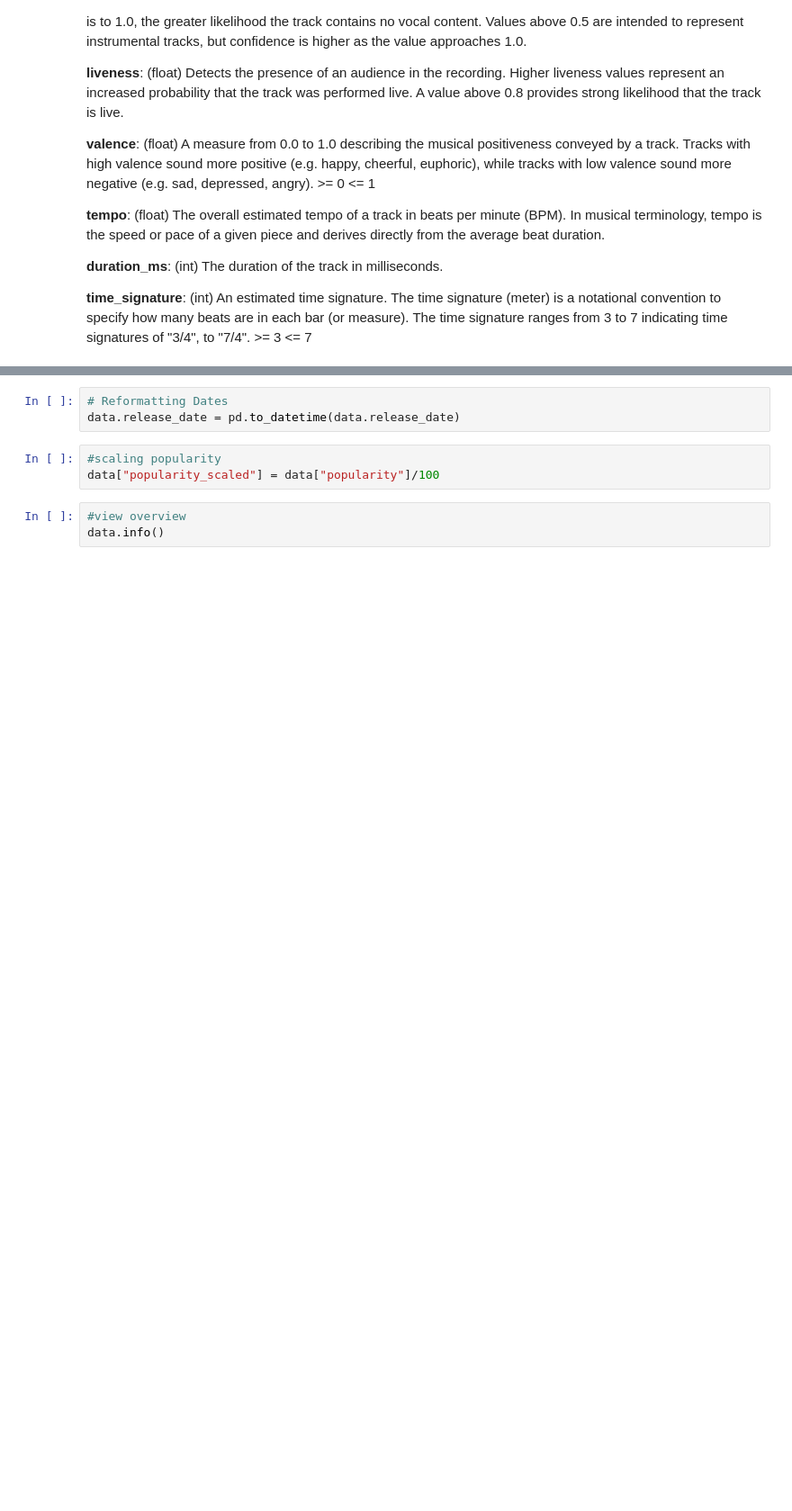
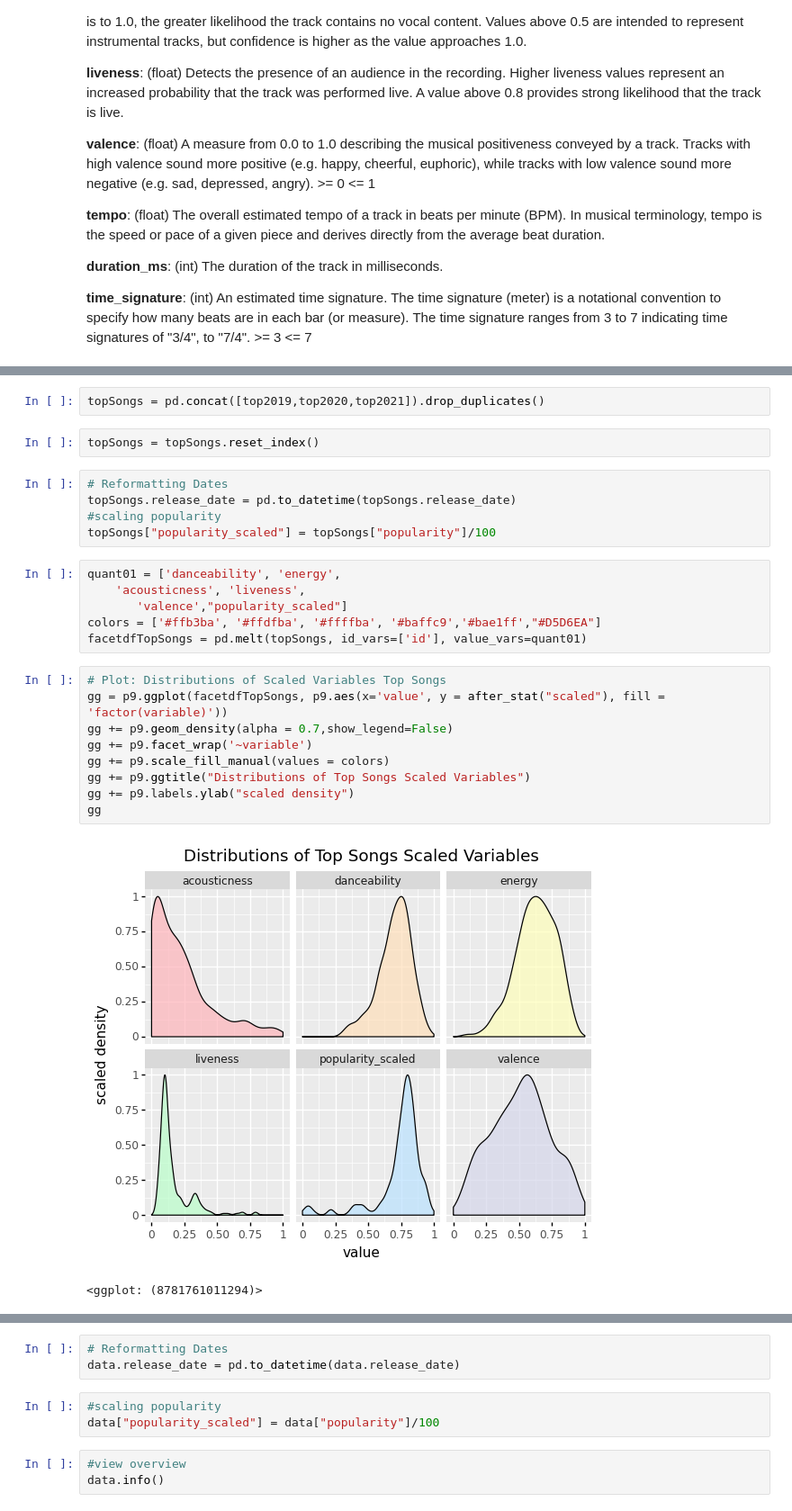
Before and after one commit to s-helal/tiktokify, a Jupyter notebook: graphs.ipynb, the cells around one changed output, grey strips where cells are left out. Shown: that part at 90% size. Drawn from its saved outputs; the diff is of its cells as text; blank space fills up the shorter version.

```diff
--- a/graphs.ipynb
+++ b/graphs.ipynb
@@ -46,3 +53,30 @@ https://developer.spotify.com/documentation/web-api/reference/#/operations/get-t
+# %%
+topSongs = pd.concat([top2019,top2020,top2021]).drop_duplicates()
+# %%
+topSongs = topSongs.reset_index()
+# %%
+# Reformatting Dates
+topSongs.release_date = pd.to_datetime(topSongs.release_date)
+#scaling popularity
+topSongs["popularity_scaled"] = topSongs["popularity"]/100
+# %%
+quant01 = ['danceability', 'energy',
+    'acousticness', 'liveness',
+       'valence',"popularity_scaled"]
+colors = ['#ffb3ba', '#ffdfba', '#ffffba', '#baffc9','#bae1ff',"#D5D6EA"]
+facetdfTopSongs = pd.melt(topSongs, id_vars=['id'], value_vars=quant01)
+# %%
+# Plot: Distributions of Scaled Variables Top Songs
+gg = p9.ggplot(facetdfTopSongs, p9.aes(x='value', y = after_stat("scaled"), fill = 'factor(variable)'))
+gg += p9.geom_density(alpha = 0.7,show_legend=False)
+gg += p9.facet_wrap('~variable')
+gg += p9.scale_fill_manual(values = colors)
+gg += p9.ggtitle("Distributions of Top Songs Scaled Variables")
+gg += p9.labels.ylab("scaled density")
+gg
+# %% [output]
+[figure, added]
+<ggplot: (8781761011294)>
 # %%
 #load in data
 data = pd.read_csv("TikTok_Playlist.csv")
```
Also changed, not shown: parts of 5 cells of this notebook.
